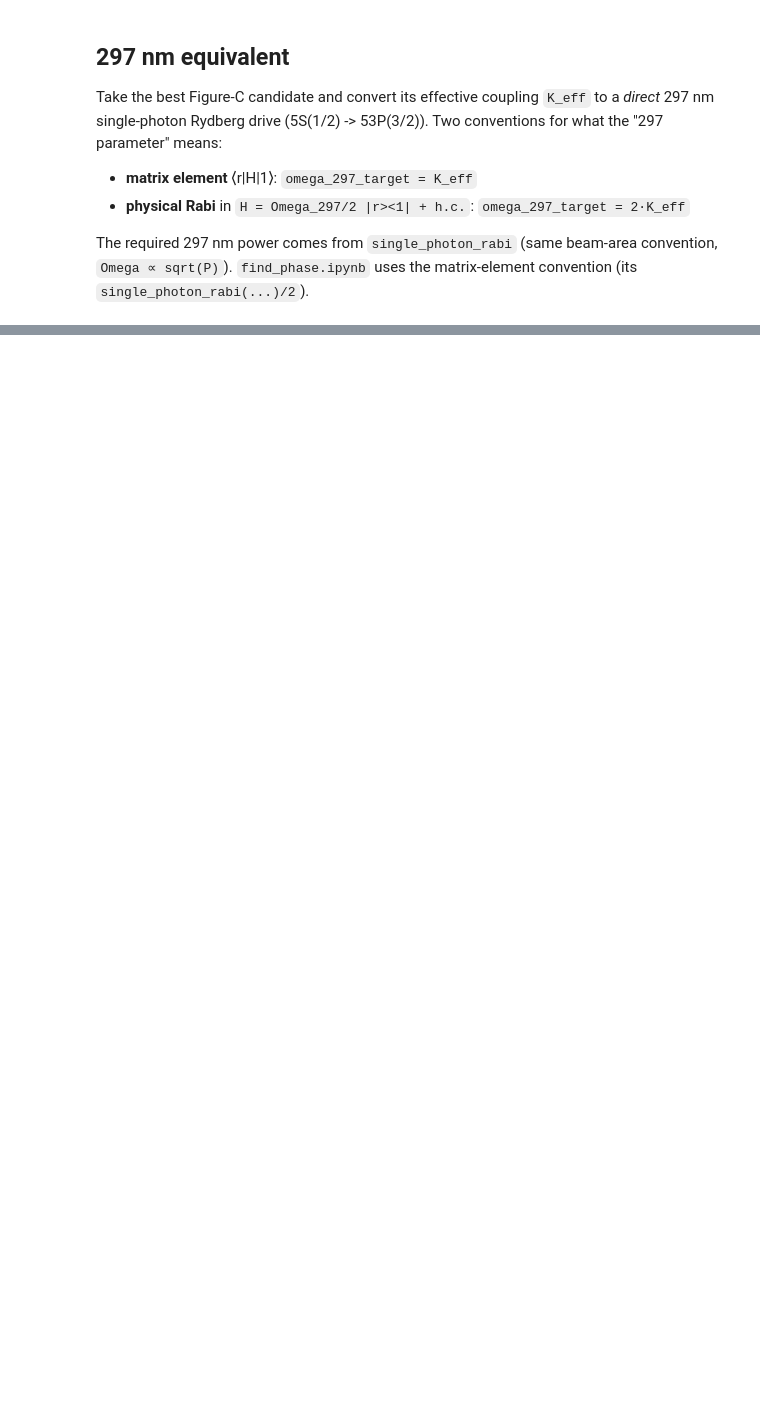
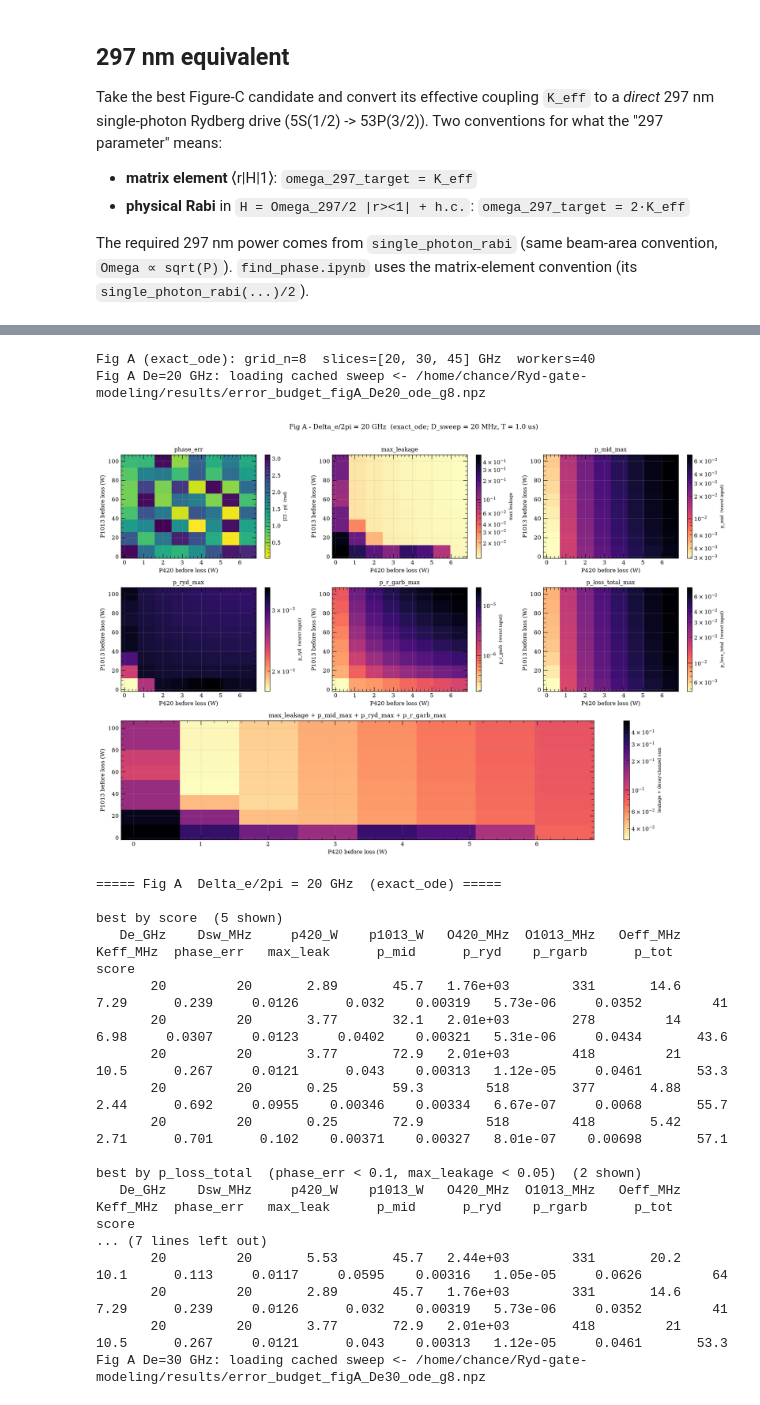
Before and after one commit to ChanceSiyuan/Ryd-gate-modeling, a Jupyter notebook: scripts/notebooks/error_buget.ipynb, the cells around one changed output, grey strips where cells are left out. Saved outputs shown, nothing was run; the diff lists cells and outputs as text; code cells hidden in the pictures; blank space fills up the shorter version.

```diff
--- a/scripts/notebooks/error_buget.ipynb
+++ b/scripts/notebooks/error_buget.ipynb
@@ -633,0 +509,71 @@ selected candidate: Delta_e/2pi = 54.0 GHz  D_sweep/2pi = 28.1 MHz  phase_err =
+# %%
+# Figure A - P420 x P1013 at fixed Delta_e (exact_ode, parallel), one map per Delta_e slice.
+# Cached per slice to results/error_budget_figA_De{NN}_ode_g{ODE_GRID_N}.npz: first run computes + saves,
+# later runs reload and just re-plot (set FORCE_RECOMPUTE=True to redo).
+grid_n = ODE_GRID_N
+spacing_um = 3.0
+t_gate = 1.0e-6
+d_sweep_hz = 20e6       # Rydberg detuning-sweep half-amplitude (hardware cap 20 MHz)
+optics_loss = 0.9
+ryd_level = 70
+beam_area_um2 = 7 * 20 * spacing_um
+p420_max_w = 6.41       # hardware limit on 420 nm power before optics loss (W)
+
+delta_e_slices_hz = [20e9, 30e9, 45e9]                 # De=70 dropped (power-starved, most expensive slice)
+p420_grid = np.linspace(0.25, p420_max_w, grid_n)      # x: 420 power before loss (W)
+p1013_grid = np.linspace(5.0, 100.0, grid_n)           # y: 1013 power before loss (W)
+print(f"Fig A (exact_ode): grid_n={grid_n}  slices={[int(d/1e9) for d in delta_e_slices_hz]} GHz  workers={N_WORKERS}")
+
+for Delta_e_Hz in delta_e_slices_hz:
+    cache_A = os.path.join(RESULTS_DIR, f"error_budget_figA_De{int(round(Delta_e_Hz/1e9))}_ode_g{grid_n}.npz")
+    if os.path.exists(cache_A) and not FORCE_RECOMPUTE:
+        print(f"Fig A De={Delta_e_Hz/1e9:.0f} GHz: loading cached sweep <- {cache_A}")
+        records, p420_grid, p1013_grid, _xn, _yn, grids = load_sweep(cache_A)
+    else:
+        cfgs, idxs = [], []
+        for iy, p1013 in enumerate(p1013_grid):
+            for ix, p420 in enumerate(p420_grid):
+                cfgs.append(make_cfg(Delta_e_Hz, d_sweep_hz, p420, p1013,
+                                     spacing_um=spacing_um, t_gate=t_gate, optics_loss=optics_loss,
+                                     ryd_level=ryd_level))
+                idxs.append((iy, ix))
+        recs = run_grid(cfgs)
+        grids = {k: np.full((grid_n, grid_n), np.nan) for k in _GRID_KEYS}
+        records = []
+        for (iy, ix), r in zip(idxs, recs):
+            if r is None:
+                continue
+            for k in grids:
+                grids[k][iy, ix] = r[k]
+            records.append(r)
+        n_fail = sum(1 for r in recs if r is None)
+        save_sweep(cache_A, records, p420_grid, p1013_grid,
+                   "P420 before loss (W)", "P1013 before loss (W)", grids)
+        print(f"Fig A De={Delta_e_Hz/1e9:.0f} GHz: saved -> {cache_A}  ({len(records)} pts, {n_fail} failed)")
+    plot_error_maps(p420_grid, p1013_grid, grids,
+                    xlabel="P420 before loss (W)", ylabel="P1013 before loss (W)",
+                    suptitle=(f"Fig A - Delta_e/2pi = {Delta_e_Hz/1e9:.0f} GHz  (exact_ode; "
+                              f"D_sweep = {d_sweep_hz/1e6:.0f} MHz, T = {t_gate/us:.1f} us)"))
+    print(f"\n===== Fig A  Delta_e/2pi = {Delta_e_Hz/1e9:.0f} GHz  (exact_ode) =====")
+    best_rows(records)
+# %% [output]
+Fig A (exact_ode): grid_n=8  slices=[20, 30, 45] GHz  workers=40
+Fig A De=20 GHz: loading cached sweep <- /home/chance/Ryd-gate-modeling/results/error_budget_figA_De20_ode_g8.npz
+[figure, new version]
+===== Fig A  Delta_e/2pi = 20 GHz  (exact_ode) =====
+
+best by score  (5 shown)
+   De_GHz    Dsw_MHz     p420_W    p1013_W   O420_MHz  O1013_MHz   Oeff_MHz   Keff_MHz  phase_err   max_leak      p_mid      p_ryd    p_rgarb      p_tot      score
+       20         20       2.89       45.7   1.76e+03        331       14.6       7.29      0.239     0.0126      0.032    0.00319   5.73e-06     0.0352         41
+       20         20       3.77       32.1   2.01e+03        278         14       6.98     0.0307     0.0123     0.0402    0.00321   5.31e-06     0.0434       43.6
+       20         20       3.77       72.9   2.01e+03        418         21       10.5      0.267     0.0121      0.043    0.00313   1.12e-05     0.0461       53.3
+       20         20       0.25       59.3        518        377       4.88       2.44      0.692     0.0955    0.00346    0.00334   6.67e-07     0.0068       55.7
+       20         20       0.25       72.9        518        418       5.42       2.71      0.701      0.102    0.00371    0.00327   8.01e-07    0.00698       57.1
+
+best by p_loss_total  (phase_err < 0.1, max_leakage < 0.05)  (2 shown)
+   De_GHz    Dsw_MHz     p420_W    p1013_W   O420_MHz  O1013_MHz   Oeff_MHz   Keff_MHz  phase_err   max_leak      p_mid      p_ryd    p_rgarb      p_tot      score
+... (7 lines left out)
+       20         20       5.53       45.7   2.44e+03        331       20.2       10.1      0.113     0.0117     0.0595    0.00316   1.05e-05     0.0626         64
+       20         20       2.89       45.7   1.76e+03        331       14.6       7.29      0.239     0.0126      0.032    0.00319   5.73e-06     0.0352         41
+       20         20       3.77       72.9   2.01e+03        418         21       10.5      0.267     0.0121      0.043    0.00313   1.12e-05     0.0461       53.3
+Fig A De=30 GHz: loading cached sweep <- /home/chance/Ryd-gate-modeling/results/error_budget_figA_De30_ode_g8.npz
```
Also changed, not shown: parts of 17 cells of this notebook, 7 other files.
